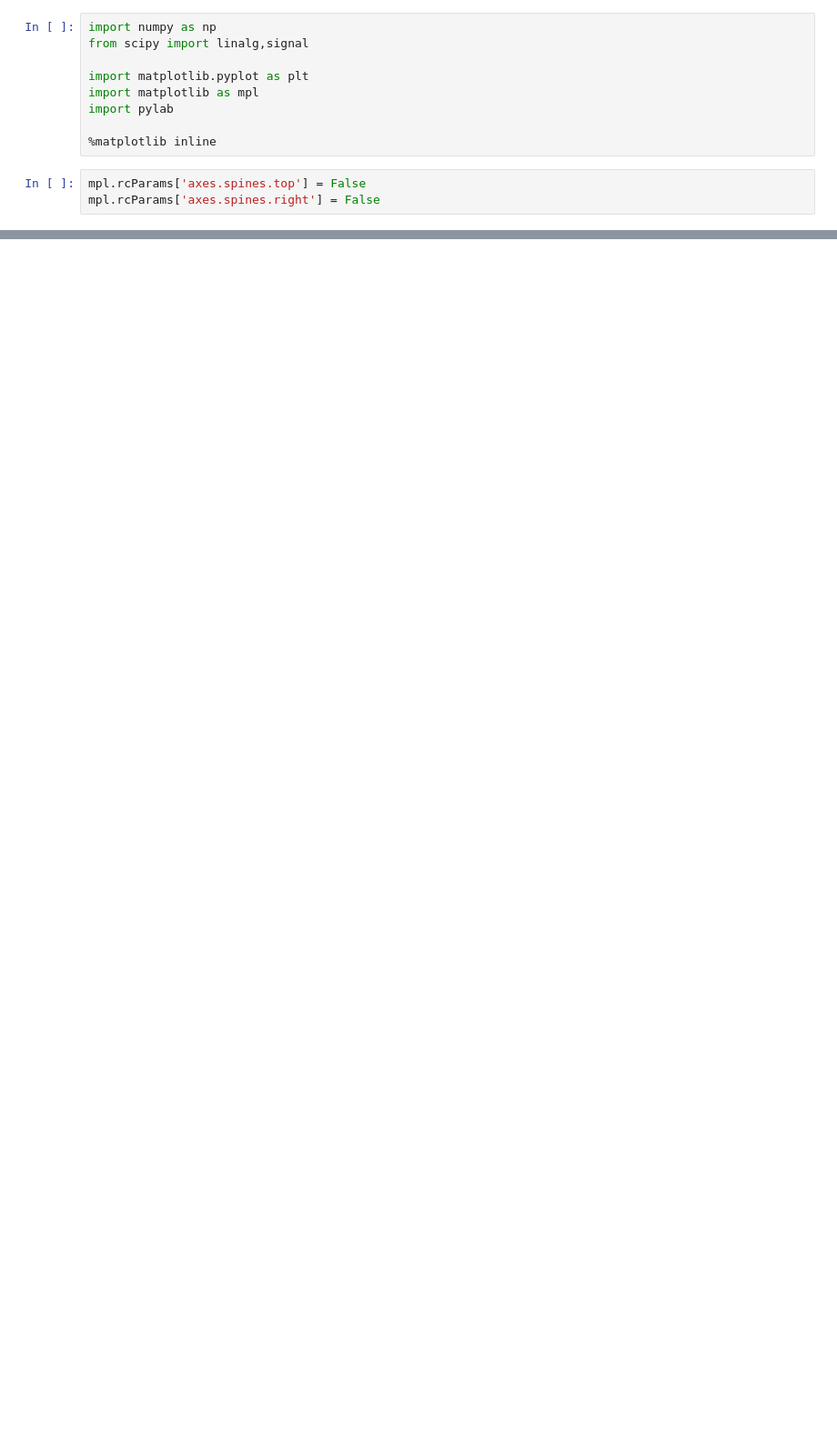
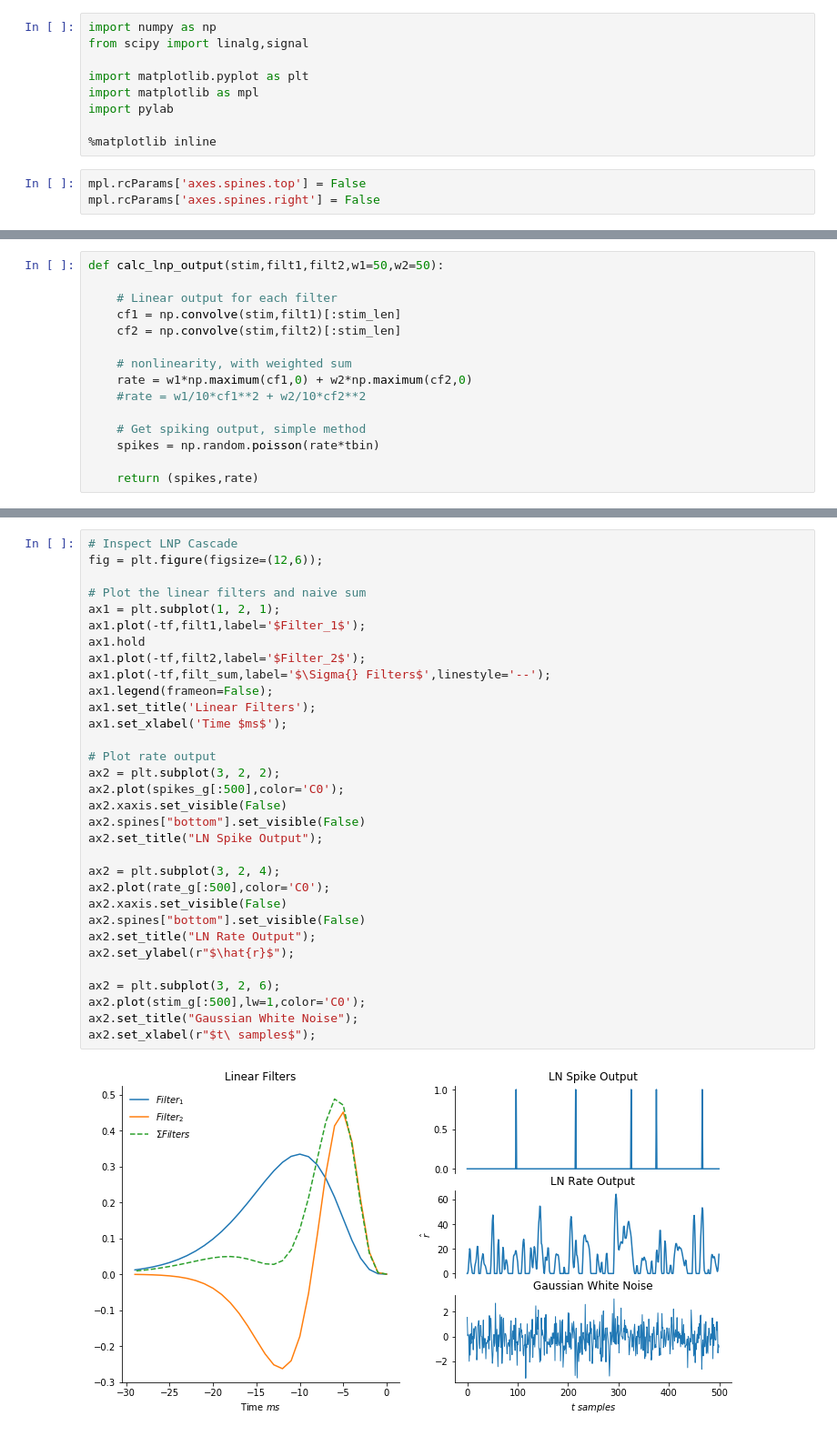
Before and after one commit to stephenholtz/neuro-examples, a Jupyter notebook: sta_stc_corr_noise_lnp_models.ipynb, the cells around one changed output, grey strips where cells are left out. Shown: that part at 91% size. Drawn from its saved outputs; the diff is of its cells as text; blank space fills up the shorter version.

```diff
--- a/sta_stc_corr_noise_lnp_models.ipynb
+++ b/sta_stc_corr_noise_lnp_models.ipynb
@@ -28,0 +78,15 @@ $\mathbf{s_c}$ : correlated gaussian white noise generated by convolving white n
+# %%
+def calc_lnp_output(stim,filt1,filt2,w1=50,w2=50):
+
+    # Linear output for each filter
+    cf1 = np.convolve(stim,filt1)[:stim_len]
+    cf2 = np.convolve(stim,filt2)[:stim_len]
+
+    # nonlinearity, with weighted sum
+    rate = w1*np.maximum(cf1,0) + w2*np.maximum(cf2,0)
+    #rate = w1/10*cf1**2 + w2/10*cf2**2
+
+    # Get spiking output, simple method
+    spikes = np.random.poisson(rate*tbin)
+
+    return (spikes,rate)
@@ -28,0 +129,34 @@ $\mathbf{s_c}$ : correlated gaussian white noise generated by convolving white n
+# %%
+# Inspect LNP Cascade
+fig = plt.figure(figsize=(12,6));
+
+# Plot the linear filters and naive sum
+ax1 = plt.subplot(1, 2, 1);
+ax1.plot(-tf,filt1,label='$Filter_1$');
+ax1.hold
+ax1.plot(-tf,filt2,label='$Filter_2$');
+ax1.plot(-tf,filt_sum,label='$\Sigma{} Filters$',linestyle='--');
+ax1.legend(frameon=False);
+ax1.set_title('Linear Filters');
+ax1.set_xlabel('Time $ms$');
+
+# Plot rate output
+ax2 = plt.subplot(3, 2, 2);
+ax2.plot(spikes_g[:500],color='C0');
+ax2.xaxis.set_visible(False)
+ax2.spines["bottom"].set_visible(False)
+ax2.set_title("LN Spike Output");
+
+ax2 = plt.subplot(3, 2, 4);
+ax2.plot(rate_g[:500],color='C0');
+ax2.xaxis.set_visible(False)
+ax2.spines["bottom"].set_visible(False)
+ax2.set_title("LN Rate Output");
+ax2.set_ylabel(r"$\hat{r}$");
+
+ax2 = plt.subplot(3, 2, 6);
+ax2.plot(stim_g[:500],lw=1,color='C0');
+ax2.set_title("Gaussian White Noise");
+ax2.set_xlabel(r"$t\ samples$");
+# %% [output]
+[figure, added]
```
Also changed, not shown: parts of 19 cells of this notebook.
